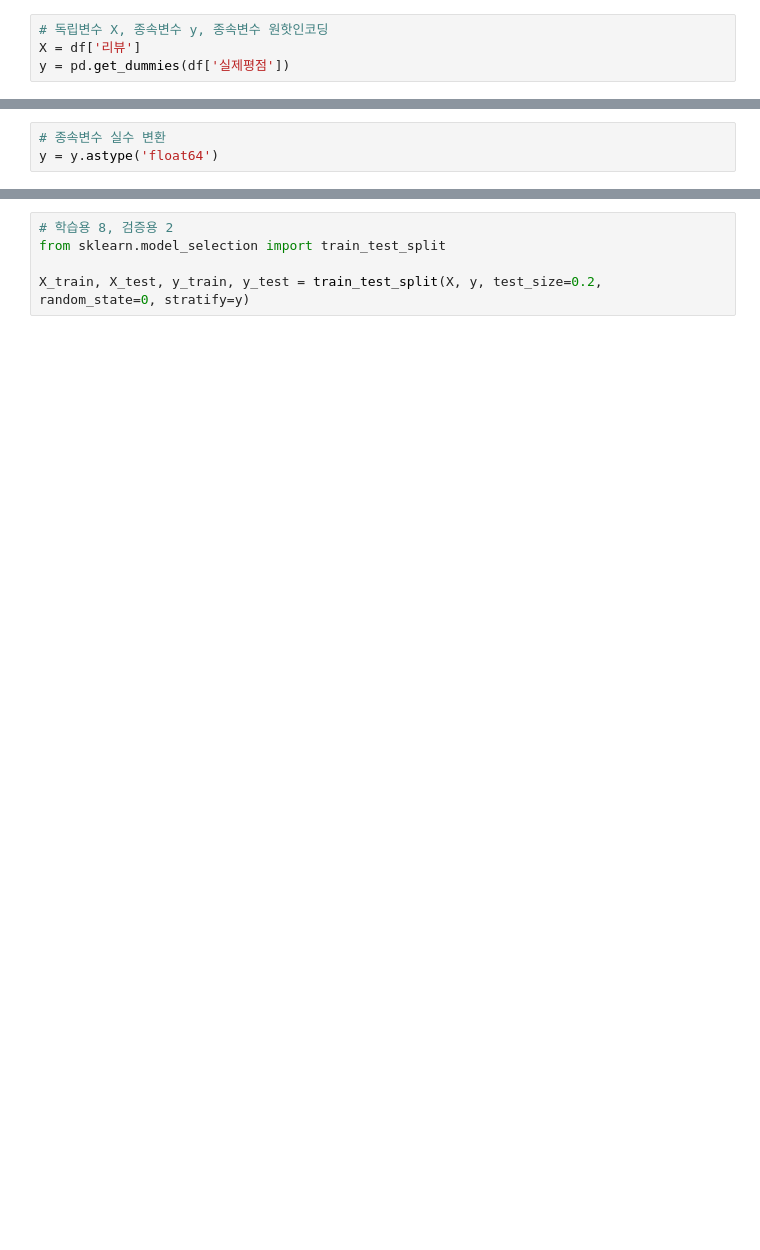
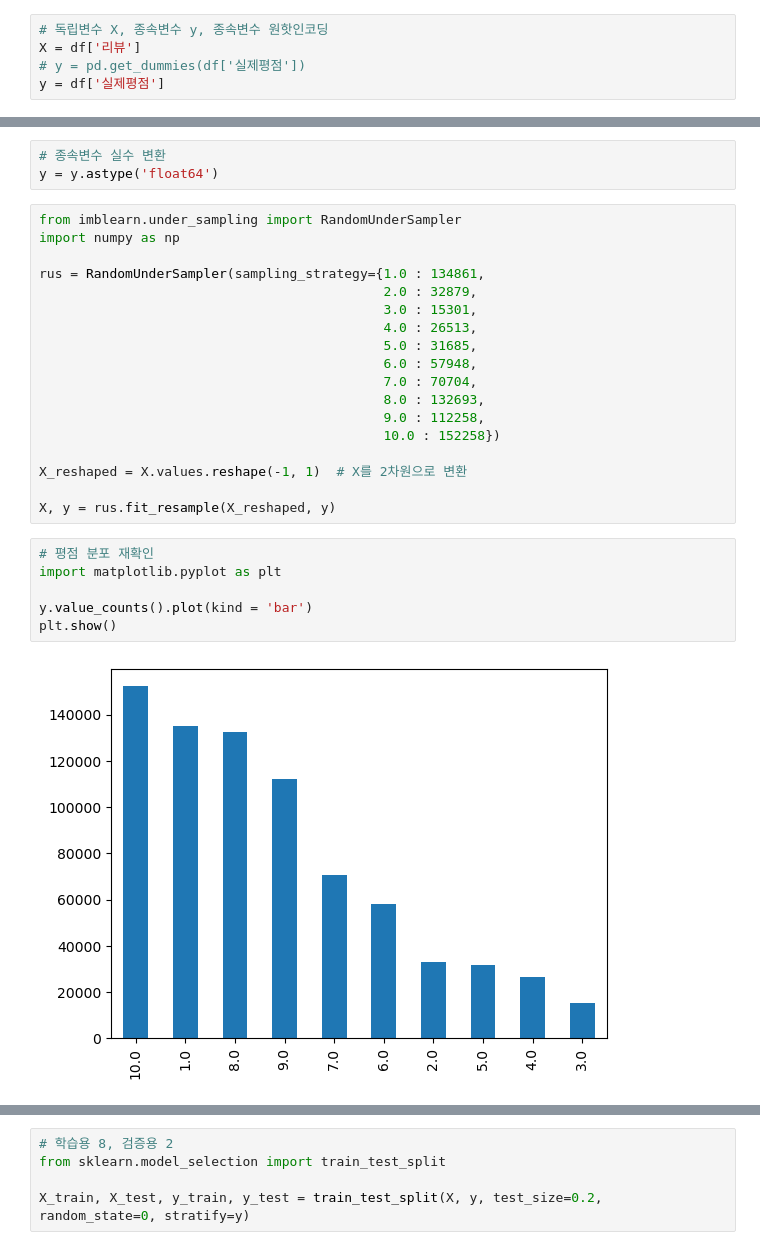
Before and after one commit to sangchun1/movie_rating_predict, a Jupyter notebook: train/review-CNN.ipynb, the cells around one changed output, grey strips where cells are left out. Cells and saved outputs as stored; diff of their text form; blank space fills up the shorter version.

Commit message:
review-CNN add  undersampling and add wordcloud  code file

```diff
--- a/train/review-CNN.ipynb
+++ b/train/review-CNN.ipynb
@@ -122,4 +114,5 @@ for word in add_stopwords:
 # %%
 # 독립변수 X, 종속변수 y, 종속변수 원핫인코딩
 X = df['리뷰']
-y = pd.get_dummies(df['실제평점'])
+# y = pd.get_dummies(df['실제평점'])
+y = df['실제평점']
@@ -126,3 +132,29 @@ y = pd.get_dummies(df['실제평점'])
 # %%
 # 종속변수 실수 변환
 y = y.astype('float64')
+# %%
+from imblearn.under_sampling import RandomUnderSampler
+import numpy as np
+
+rus = RandomUnderSampler(sampling_strategy={1.0 : 134861,
+                                            2.0 : 32879,
+                                            3.0 : 15301,
+                                            4.0 : 26513,
+                                            5.0 : 31685,
+                                            6.0 : 57948,
+                                            7.0 : 70704,
+                                            8.0 : 132693,
+                                            9.0 : 112258,
+                                            10.0 : 152258})
+
+X_reshaped = X.values.reshape(-1, 1)  # X를 2차원으로 변환
+
+X, y = rus.fit_resample(X_reshaped, y)
+# %%
+# 평점 분포 재확인
+import matplotlib.pyplot as plt
+
+y.value_counts().plot(kind = 'bar')
+plt.show()
+# %% [output]
+[figure, added]
```
Also changed, not shown: parts of 61 cells of this notebook, 2 other files.
